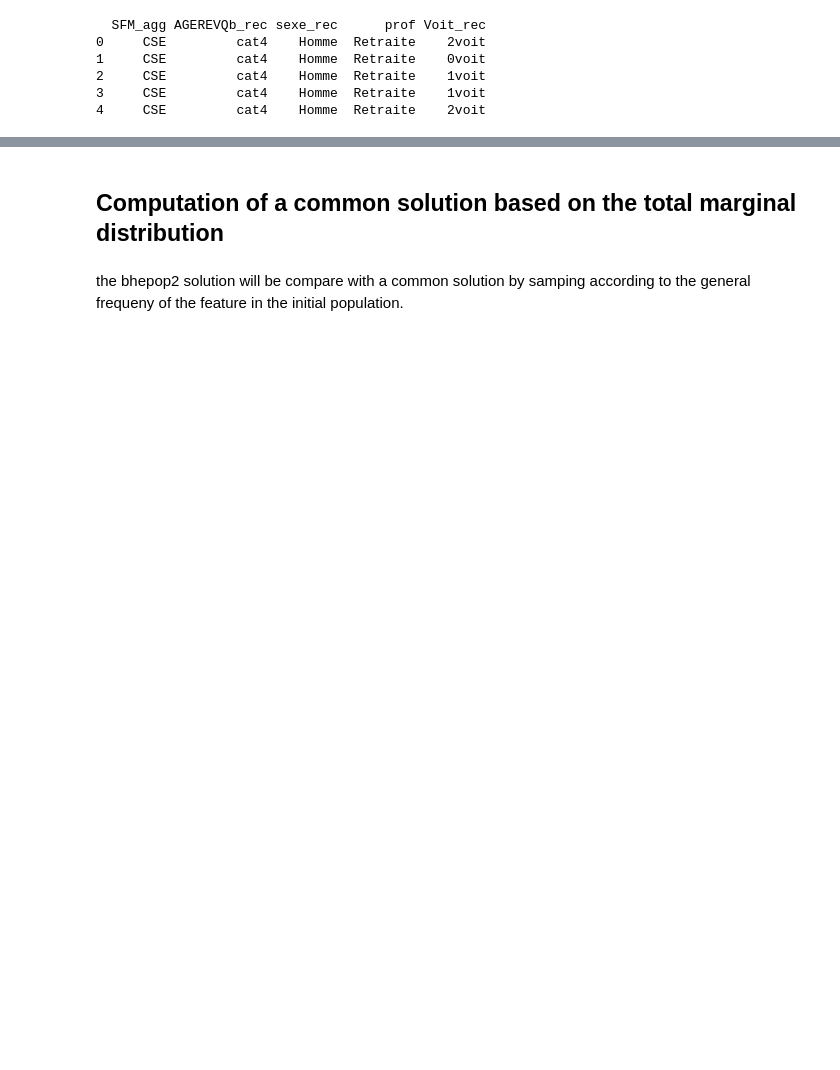
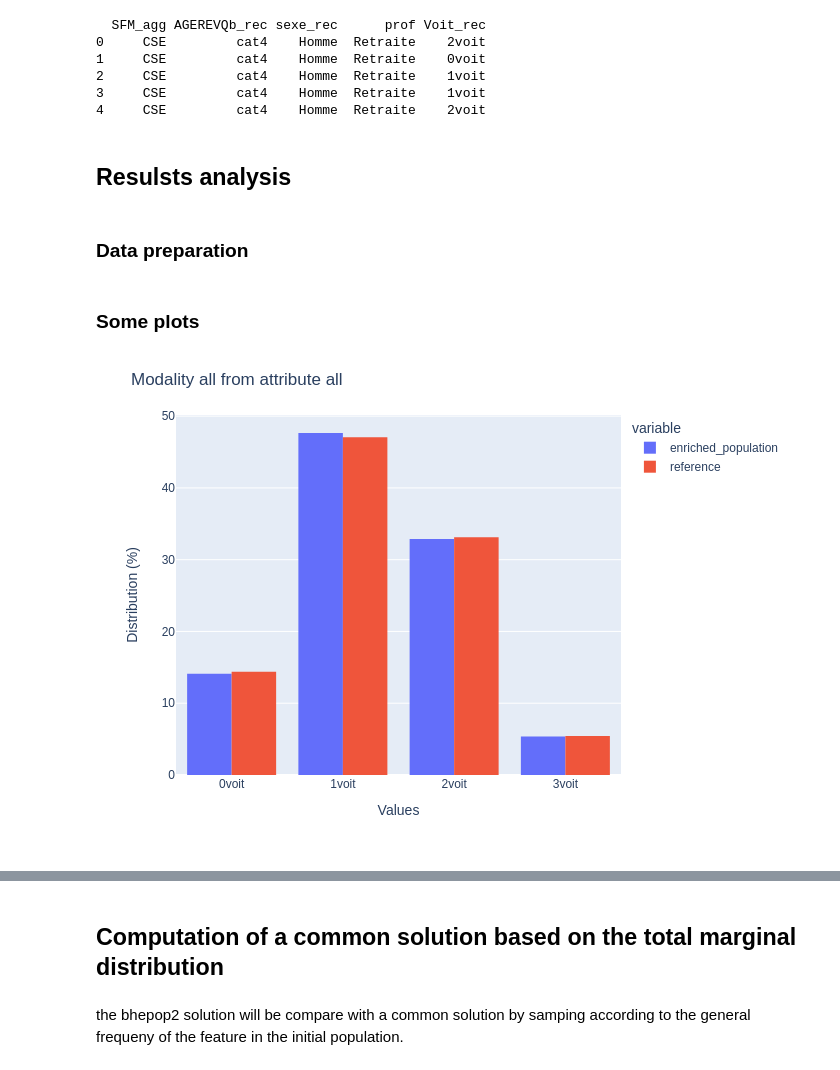
Before and after one commit to tellae/bhepop2, a Jupyter notebook: examples/demo_qualitative.ipynb, the cells around one changed output, grey strips where cells are left out. Cells and saved outputs as stored; diff of their text form; code cells hidden in the pictures; blank space fills up the shorter version.

Commit message:
use new analysis functions in demo_qualitative.ipynb

```diff
--- a/examples/demo_qualitative.ipynb
+++ b/examples/demo_qualitative.ipynb
@@ -67,0 +42,3 @@ print(synt_pop.head())
+# %%
+synt_pop = pd.read_csv("../tests/data/pop_synth_men_nantes.csv")
+print(synt_pop.head())
@@ -197,3 +169,17 @@ print(bhepop2_pop.head())
 2     CSE         cat4    Homme  Retraite    1voit
 3     CSE         cat4    Homme  Retraite    1voit
 4     CSE         cat4    Homme  Retraite    2voit
+# %% [markdown]
+## Resulsts analysis
+# %% [markdown]
+### Data preparation
+# %%
+from bhepop2.analysis import QualitativeAnalysis
+
+populations = {
+    "enriched_population": bhepop2_pop
+}
+
+analysis = QualitativeAnalysis(populations, enrich_class.modalities, "Voit_rec", marginal_distribution)
+# %% [markdown]
+### Some plots
@@ -199,0 +188,4 @@ print(bhepop2_pop.head())
+# %%
+Image(analysis.plot_analysis_compare("all", "all").to_image())
+# %% [output]
+[figure, added]
```
Also changed, not shown: parts of 17 cells of this notebook.
